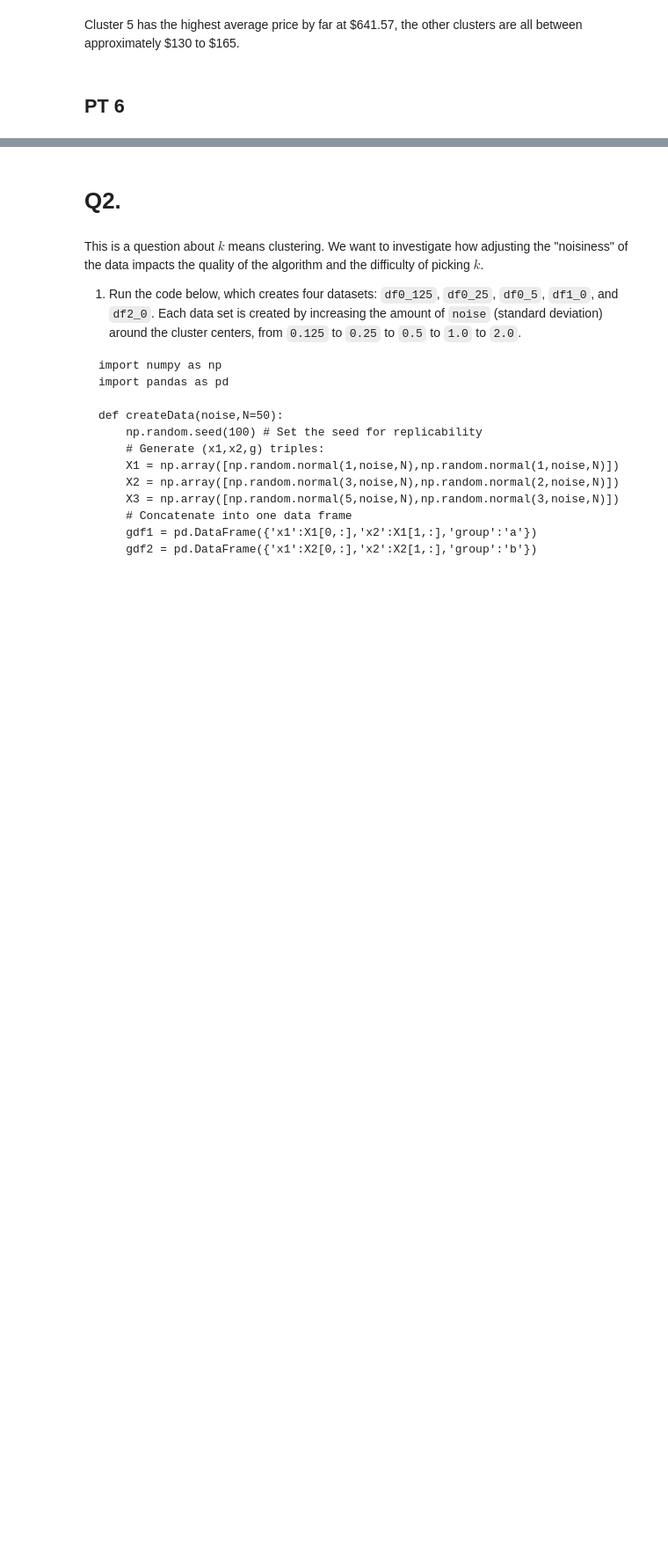
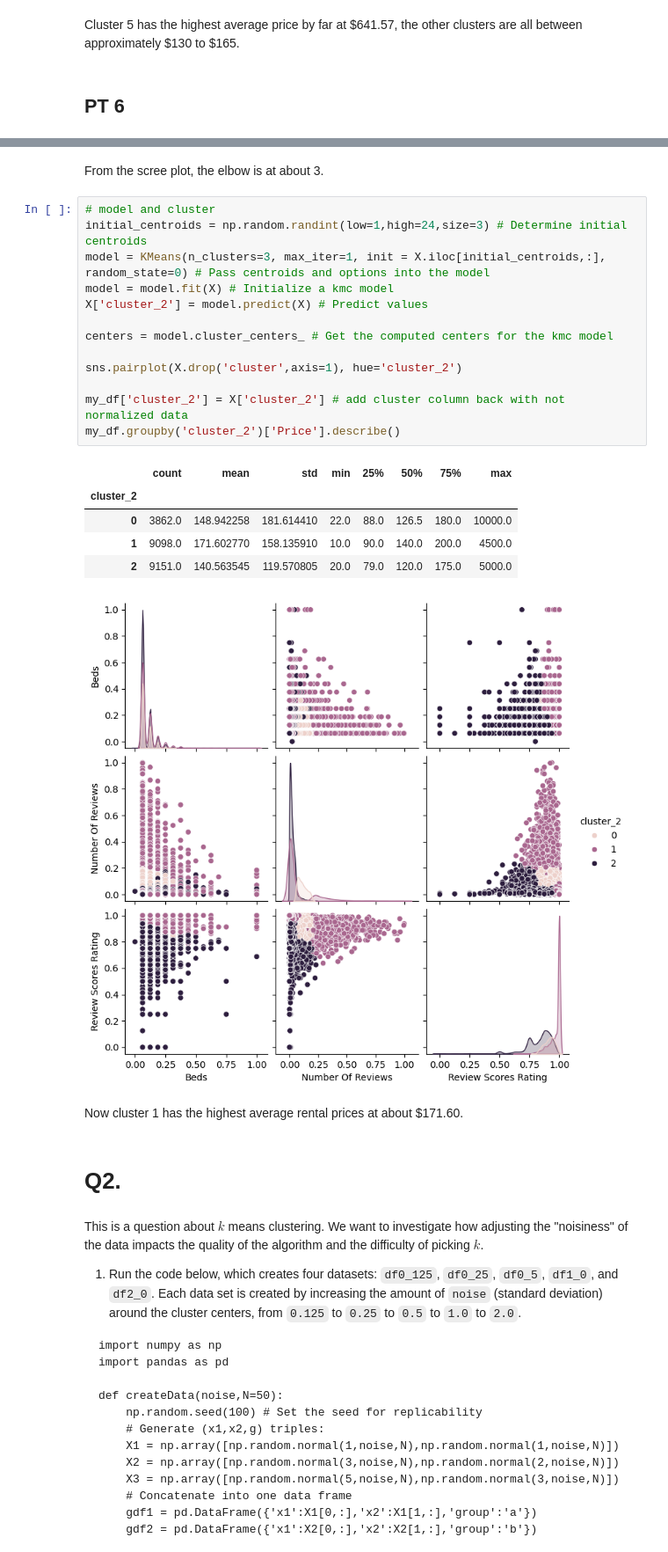
Before and after one commit to rvt9bx/DS3001kmc, a Jupyter notebook: assignment_kmc.ipynb, the cells around one changed output, grey strips where cells are left out. Shown at 88% size. Cells and saved outputs as stored; diff of their text form; blank space fills up the shorter version.

```diff
--- a/assignment_kmc.ipynb
+++ b/assignment_kmc.ipynb
@@ -149,3 +149,27 @@ scree_plot = sns.lineplot(x=k_grid, y=SSE).set_title('Scree Plot') # Create scre
+# %% [markdown]
+From the scree plot, the elbow is at about 3.
+# %%
+# model and cluster
+initial_centroids = np.random.randint(low=1,high=24,size=3) # Determine initial centroids
+model = KMeans(n_clusters=3, max_iter=1, init = X.iloc[initial_centroids,:],  random_state=0) # Pass centroids and options into the model
+model = model.fit(X) # Initialize a kmc model
+X['cluster_2'] = model.predict(X) # Predict values
+
+centers = model.cluster_centers_ # Get the computed centers for the kmc model
+
+sns.pairplot(X.drop('cluster',axis=1), hue='cluster_2')
+
+my_df['cluster_2'] = X['cluster_2'] # add cluster column back with not normalized data
+my_df.groupby('cluster_2')['Price'].describe()
+# %% [output]
+|  | count | mean | std | min | 25% | 50% | 75% | max |
+| cluster_2 |  |  |  |  |  |  |  |  |
+| 0 | 3862.0 | 148.942258 | 181.614410 | 22.0 | 88.0 | 126.5 | 180.0 | 10000.0 |
+| 1 | 9098.0 | 171.602770 | 158.135910 | 10.0 | 90.0 | 140.0 | 200.0 | 4500.0 |
+| 2 | 9151.0 | 140.563545 | 119.570805 | 20.0 | 79.0 | 120.0 | 175.0 | 5000.0 |
+[figure, added]
+# %% [markdown]
+Now cluster 1 has the highest average rental prices at about \$171.60.
 # %% [markdown]
 # **Q2.**
 # %% [markdown]
```
Also changed, not shown: parts of 12 cells of this notebook.
